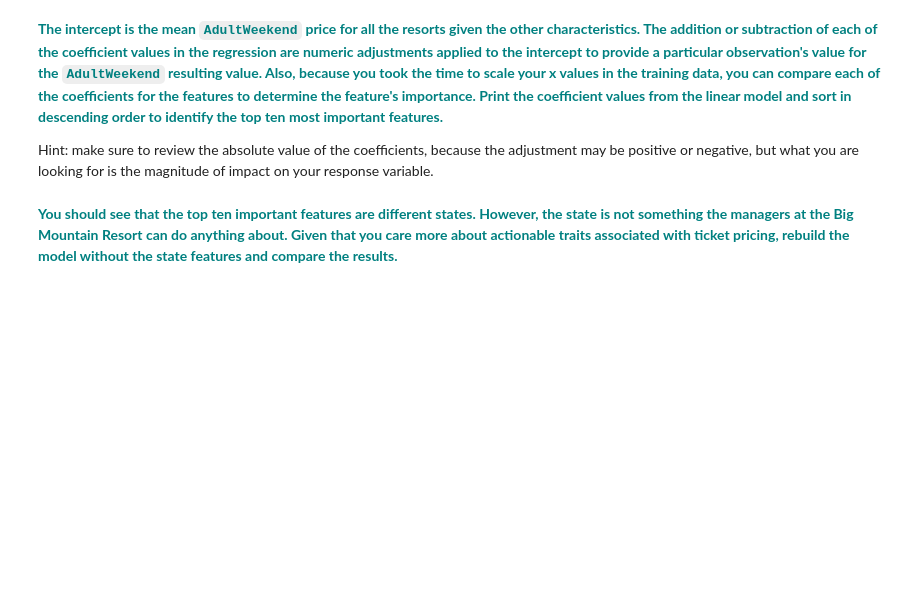
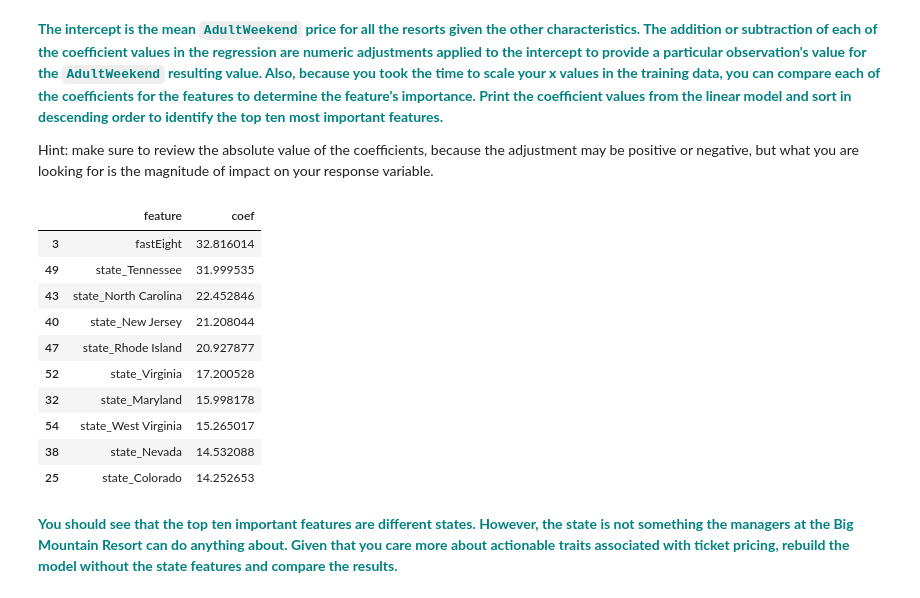
Before and after one commit to jkujuum/Mini_Projects, a Jupyter notebook: Guided_Capstone/GuidedCapstone_Steps4and5.ipynb, the cells around one changed output. Saved outputs shown, nothing was run; the diff lists cells and outputs as text; code cells hidden in the pictures; blank space fills up the shorter version.

```diff
--- a/Guided_Capstone/GuidedCapstone_Steps4and5.ipynb
+++ b/Guided_Capstone/GuidedCapstone_Steps4and5.ipynb
@@ -232,6 +243,20 @@ lm.intercept_
 **<font color='teal'> The intercept is the mean `AdultWeekend` price for all the resorts given the other characteristics. The addition or subtraction of each of the coefficient values in the regression are numeric adjustments applied to the intercept to provide a particular observation's value for the `AdultWeekend` resulting value. Also, because you took the time to scale your x values in the training data, you can compare each of the coefficients for the features to determine the feature's importance. Print the coefficient values from the linear model and sort in descending order to identify the top ten most important features.</font>**
 
 Hint: make sure to review the absolute value of the coefficients, because the adjustment may be positive or negative, but what you are looking for is the magnitude of impact on your response variable.
+# %%
+pd.DataFrame({'feature': X_test.columns, 'coef':abs(lm.coef_)}).sort_values(by='coef', ascending=False).head(10)
+# %% [output]
+|  | feature | coef |
+| 3 | fastEight | 32.816014 |
+| 49 | state_Tennessee | 31.999535 |
+| 43 | state_North Carolina | 22.452846 |
+| 40 | state_New Jersey | 21.208044 |
+| 47 | state_Rhode Island | 20.927877 |
+| 52 | state_Virginia | 17.200528 |
+| 32 | state_Maryland | 15.998178 |
+| 54 | state_West Virginia | 15.265017 |
+| 38 | state_Nevada | 14.532088 |
+| 25 | state_Colorado | 14.252653 |
 # %% [markdown]
 **<font color='teal'>You should see that the top ten important features are different states. However, the state is not something the managers at the Big Mountain Resort can do anything about. Given that you care more about actionable traits associated with ticket pricing, rebuild the model without the state features and compare the results. </font>**
 # %% [markdown]
```
Also changed, not shown: parts of 5 cells of this notebook.
